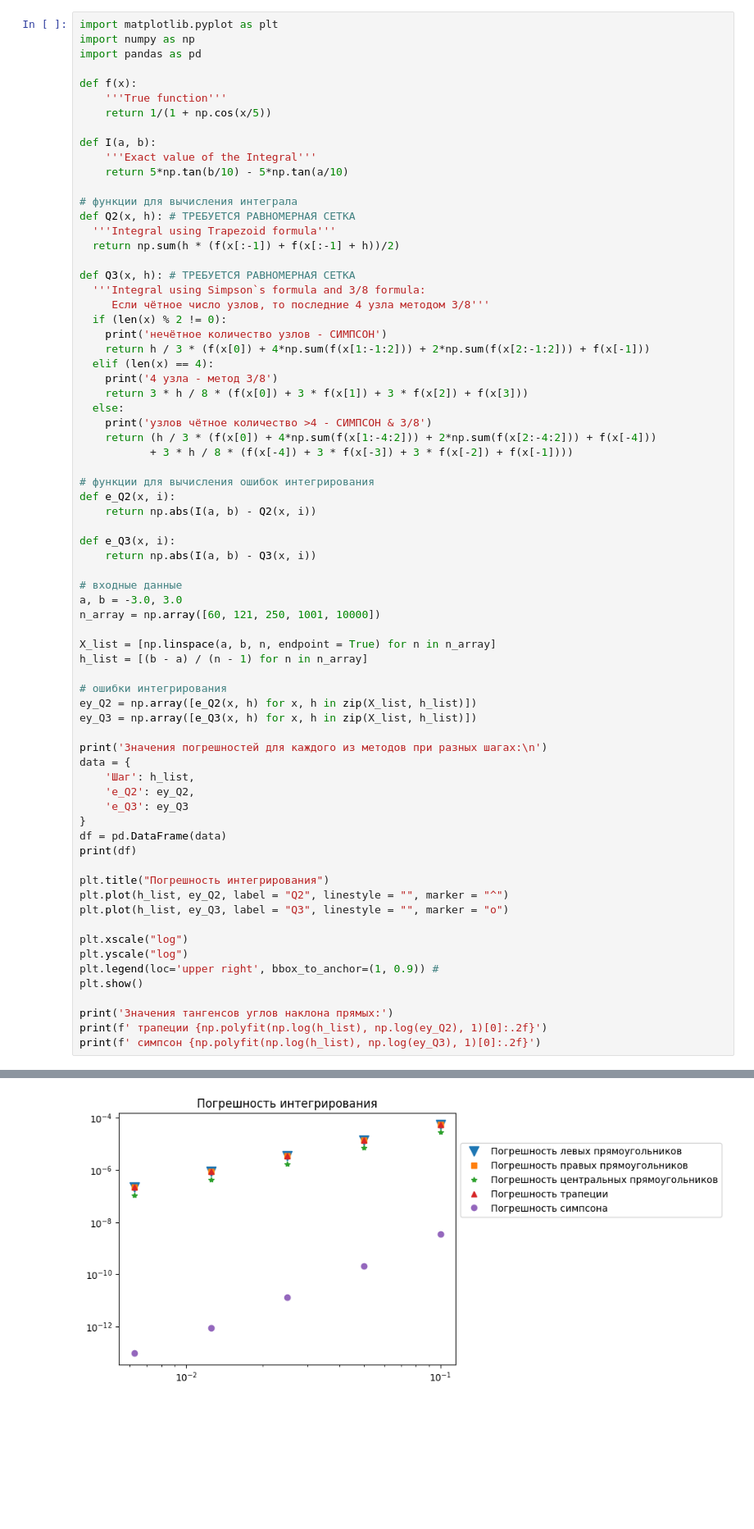
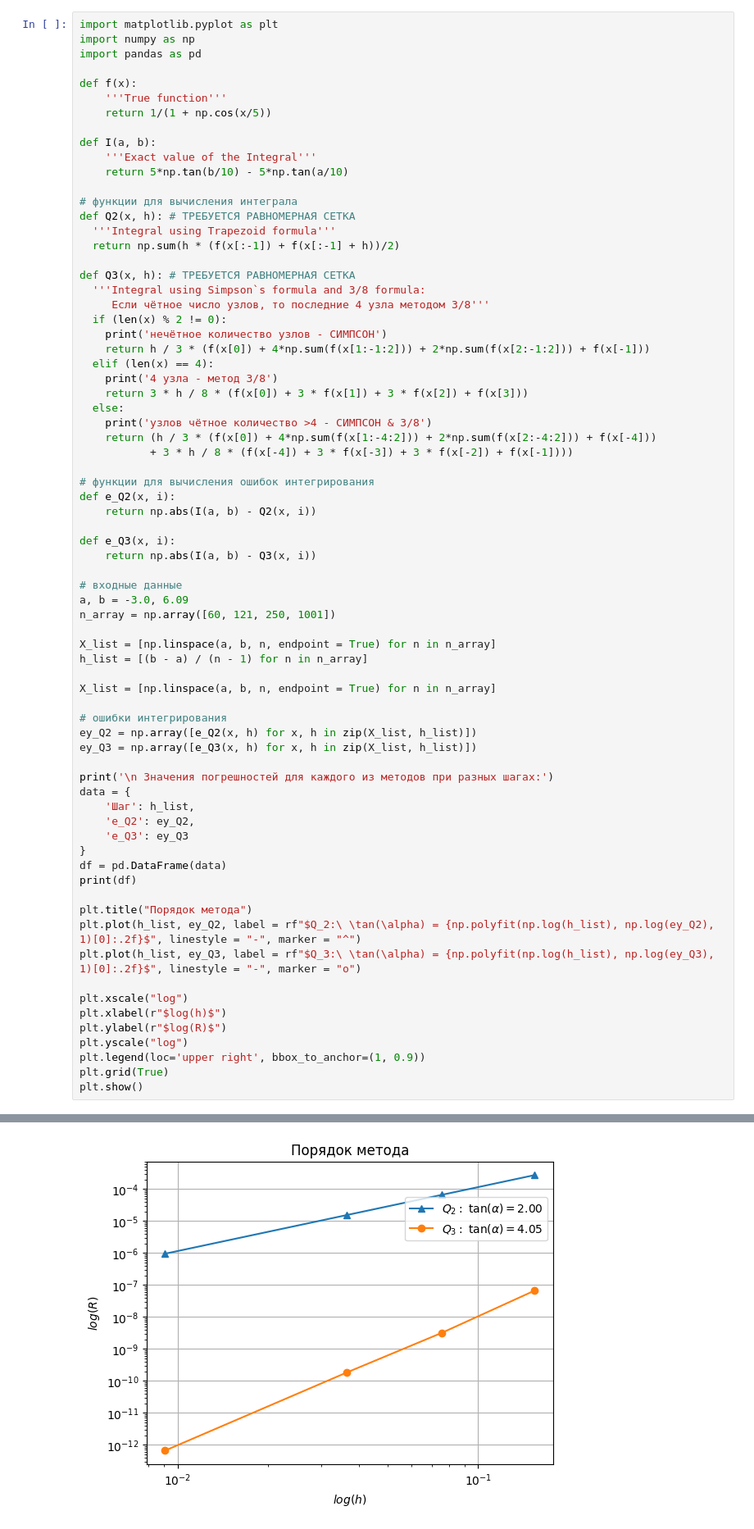
Before and after one commit to GalkiNeS/numercial_methods, a Jupyter notebook: ЧИСЛЕННОЕ_ИНТЕГРИРОВАНИЕ.ipynb, the cells around one changed output, grey strips where cells are left out. Shown at 82% size. Drawn from its saved outputs; the diff is of its cells as text; blank space fills up the shorter version.

```diff
--- a/ЧИСЛЕННОЕ_ИНТЕГРИРОВАНИЕ.ipynb
+++ b/ЧИСЛЕННОЕ_ИНТЕГРИРОВАНИЕ.ipynb
@@ -75,17 +82,19 @@ def e_Q3(x, i):
     return np.abs(I(a, b) - Q3(x, i))
 
 # входные данные
-a, b = -3.0, 3.0
-n_array = np.array([60, 121, 250, 1001, 10000])
+a, b = -3.0, 6.09
+n_array = np.array([60, 121, 250, 1001])
 
 X_list = [np.linspace(a, b, n, endpoint = True) for n in n_array]
 h_list = [(b - a) / (n - 1) for n in n_array]
+
+X_list = [np.linspace(a, b, n, endpoint = True) for n in n_array]
 
 # ошибки интегрирования
 ey_Q2 = np.array([e_Q2(x, h) for x, h in zip(X_list, h_list)])
 ey_Q3 = np.array([e_Q3(x, h) for x, h in zip(X_list, h_list)])
 
-print('Значения погрешностей для каждого из методов при разных шагах:\n')
+print('\n Значения погрешностей для каждого из методов при разных шагах:')
 data = {
     'Шаг': h_list,
     'e_Q2': ey_Q2,
@@ -94,16 +103,15 @@ data = {
 df = pd.DataFrame(data)
 print(df)
 
-plt.title("Погрешность интегрирования")
-plt.plot(h_list, ey_Q2, label = "Q2", linestyle = "", marker = "^")
-plt.plot(h_list, ey_Q3, label = "Q3", linestyle = "", marker = "o")
+plt.title("Порядок метода")
+plt.plot(h_list, ey_Q2, label = rf"$Q_2:\ \tan(\alpha) = {np.polyfit(np.log(h_list), np.log(ey_Q2), 1)[0]:.2f}$", linestyle = "-", marker = "^")
+plt.plot(h_list, ey_Q3, label = rf"$Q_3:\ \tan(\alpha) = {np.polyfit(np.log(h_list), np.log(ey_Q3), 1)[0]:.2f}$", linestyle = "-", marker = "o")
 
 plt.xscale("log")
+plt.xlabel(r"$log(h)$")
+plt.ylabel(r"$log(R)$")
 plt.yscale("log")
-plt.legend(loc='upper right', bbox_to_anchor=(1, 0.9)) #
+plt.legend(loc='upper right', bbox_to_anchor=(1, 0.9))
+plt.grid(True)
 plt.show()
-
-print('Значения тангенсов углов наклона прямых:')
-print(f' трапеции {np.polyfit(np.log(h_list), np.log(ey_Q2), 1)[0]:.2f}')
-print(f' симпсон {np.polyfit(np.log(h_list), np.log(ey_Q3), 1)[0]:.2f}')
 # %% [output]
@@ -125 +129 @@ print(f' симпсон {np.polyfit(np.log(h_list), np.log(ey_Q3), 1)[0]:.2f}')
-[figure, old version]
+[figure, new version]
```
Also changed, not shown: parts of 2 cells of this notebook.
